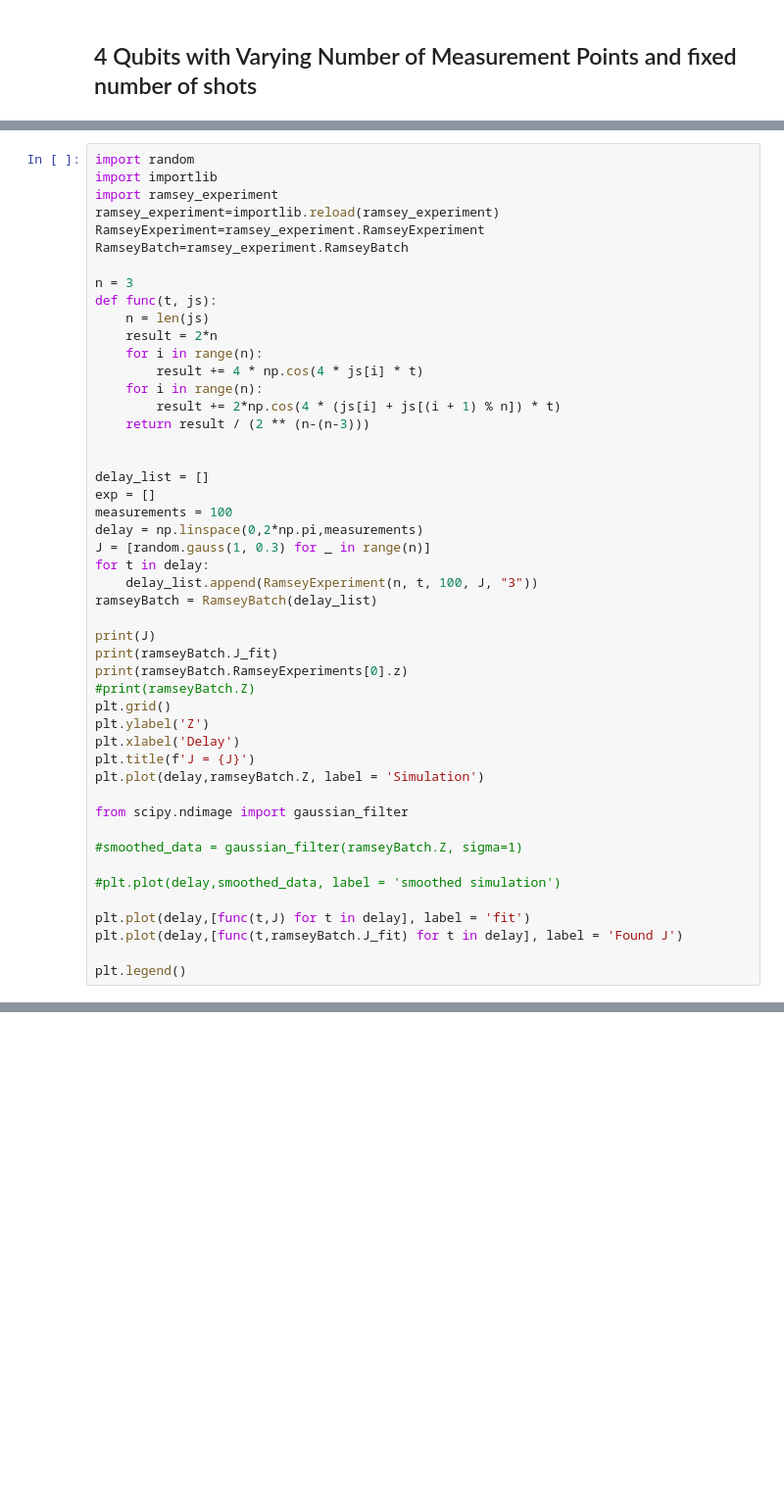
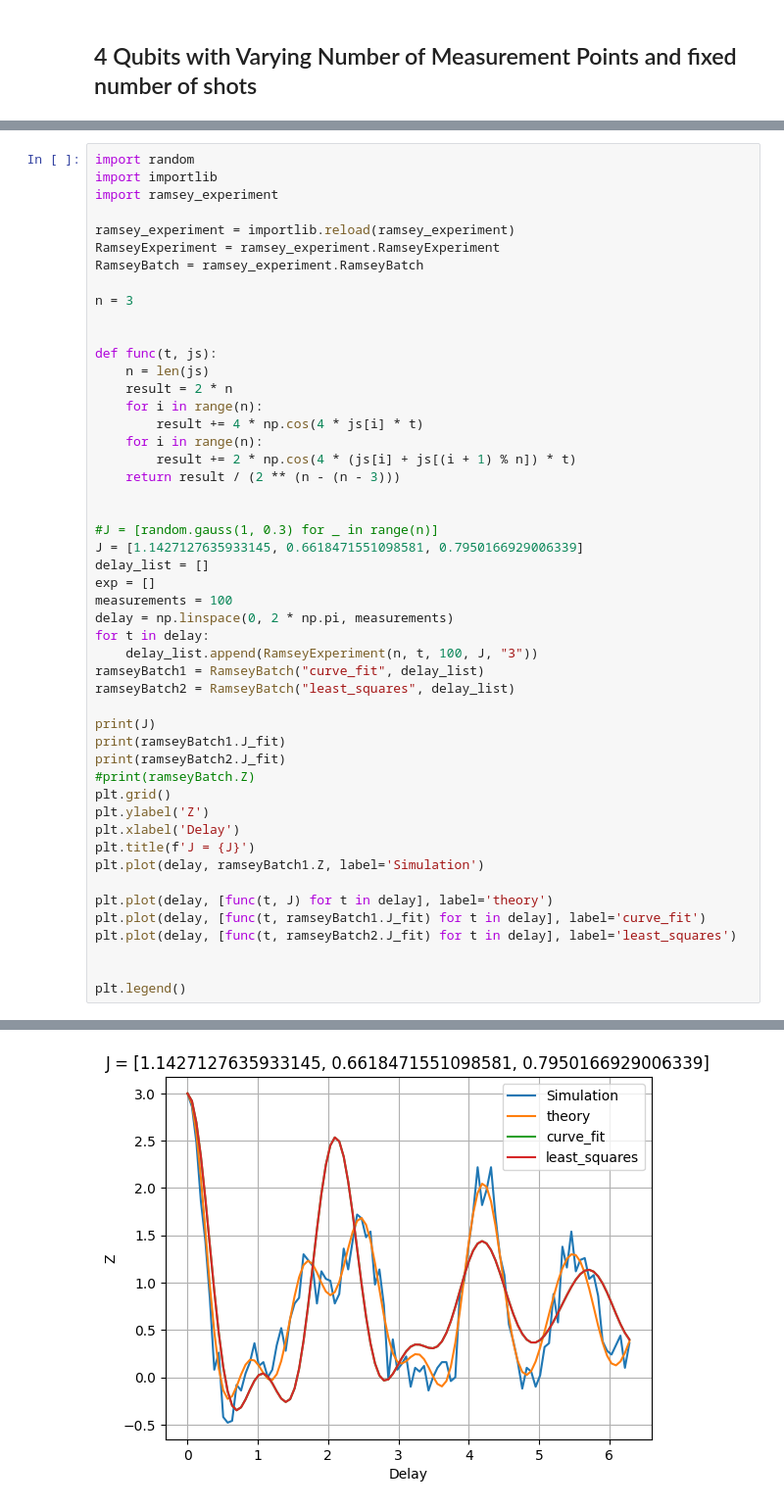
Before and after one commit to Davidkatom/Crosstalk, a Jupyter notebook: CosineFit.ipynb, the cells around one changed output, grey strips where cells are left out. Shown at 98% size. Saved outputs shown, nothing was run; the diff lists cells and outputs as text; blank space fills up the shorter version.

```diff
--- a/CosineFit.ipynb
+++ b/CosineFit.ipynb
@@ -192,48 +191,49 @@ plt.legend()
 import random
 import importlib
 import ramsey_experiment
-ramsey_experiment=importlib.reload(ramsey_experiment)
-RamseyExperiment=ramsey_experiment.RamseyExperiment
-RamseyBatch=ramsey_experiment.RamseyBatch
+
+ramsey_experiment = importlib.reload(ramsey_experiment)
+RamseyExperiment = ramsey_experiment.RamseyExperiment
+RamseyBatch = ramsey_experiment.RamseyBatch
 
 n = 3
+
+
 def func(t, js):
     n = len(js)
-    result = 2*n
+    result = 2 * n
     for i in range(n):
         result += 4 * np.cos(4 * js[i] * t)
     for i in range(n):
-        result += 2*np.cos(4 * (js[i] + js[(i + 1) % n]) * t)
-    return result / (2 ** (n-(n-3)))
+        result += 2 * np.cos(4 * (js[i] + js[(i + 1) % n]) * t)
+    return result / (2 ** (n - (n - 3)))
 
 
+#J = [random.gauss(1, 0.3) for _ in range(n)]
+J = [1.1427127635933145, 0.6618471551098581, 0.7950166929006339]
 delay_list = []
 exp = []
 measurements = 100
-delay = np.linspace(0,2*np.pi,measurements)
-J = [random.gauss(1, 0.3) for _ in range(n)]
+delay = np.linspace(0, 2 * np.pi, measurements)
 for t in delay:
     delay_list.append(RamseyExperiment(n, t, 100, J, "3"))
-ramseyBatch = RamseyBatch(delay_list)
+ramseyBatch1 = RamseyBatch("curve_fit", delay_list)
+ramseyBatch2 = RamseyBatch("least_squares", delay_list)
 
 print(J)
-print(ramseyBatch.J_fit)
-print(ramseyBatch.RamseyExperiments[0].z)
+print(ramseyBatch1.J_fit)
+print(ramseyBatch2.J_fit)
 #print(ramseyBatch.Z)
 plt.grid()
 plt.ylabel('Z')
 plt.xlabel('Delay')
 plt.title(f'J = {J}')
-plt.plot(delay,ramseyBatch.Z, label = 'Simulation')
+plt.plot(delay, ramseyBatch1.Z, label='Simulation')
 
-from scipy.ndimage import gaussian_filter
+plt.plot(delay, [func(t, J) for t in delay], label='theory')
+plt.plot(delay, [func(t, ramseyBatch1.J_fit) for t in delay], label='curve_fit')
+plt.plot(delay, [func(t, ramseyBatch2.J_fit) for t in delay], label='least_squares')
 
-#smoothed_data = gaussian_filter(ramseyBatch.Z, sigma=1)
-
-#plt.plot(delay,smoothed_data, label = 'smoothed simulation')
-
-plt.plot(delay,[func(t,J) for t in delay], label = 'fit')
-plt.plot(delay,[func(t,ramseyBatch.J_fit) for t in delay], label = 'Found J')
 
 plt.legend()
 # %% [output]
@@ -243,3 +245,4 @@ TypeError: can't multiply sequence by non-int of type 'numpy.float64'
+[figure, added]
 # %%
 from scipy.signal import find_peaks
 
```
Also changed, not shown: parts of 9 cells of this notebook, 1 other file.
